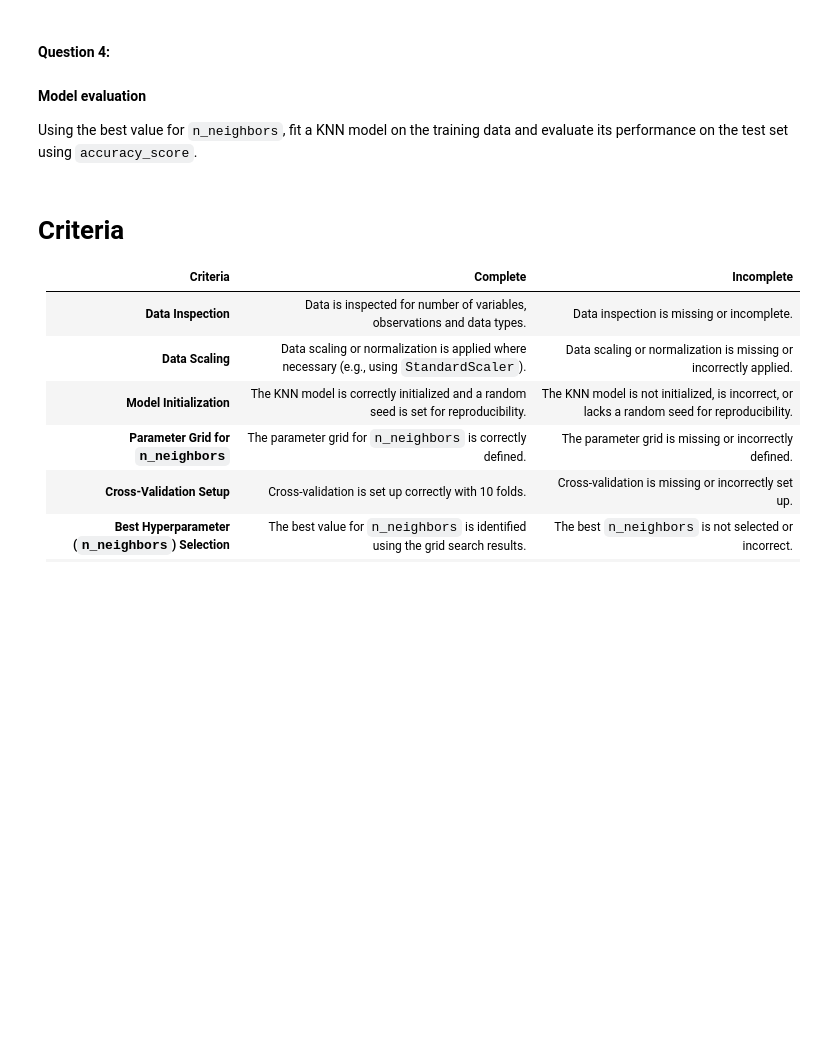
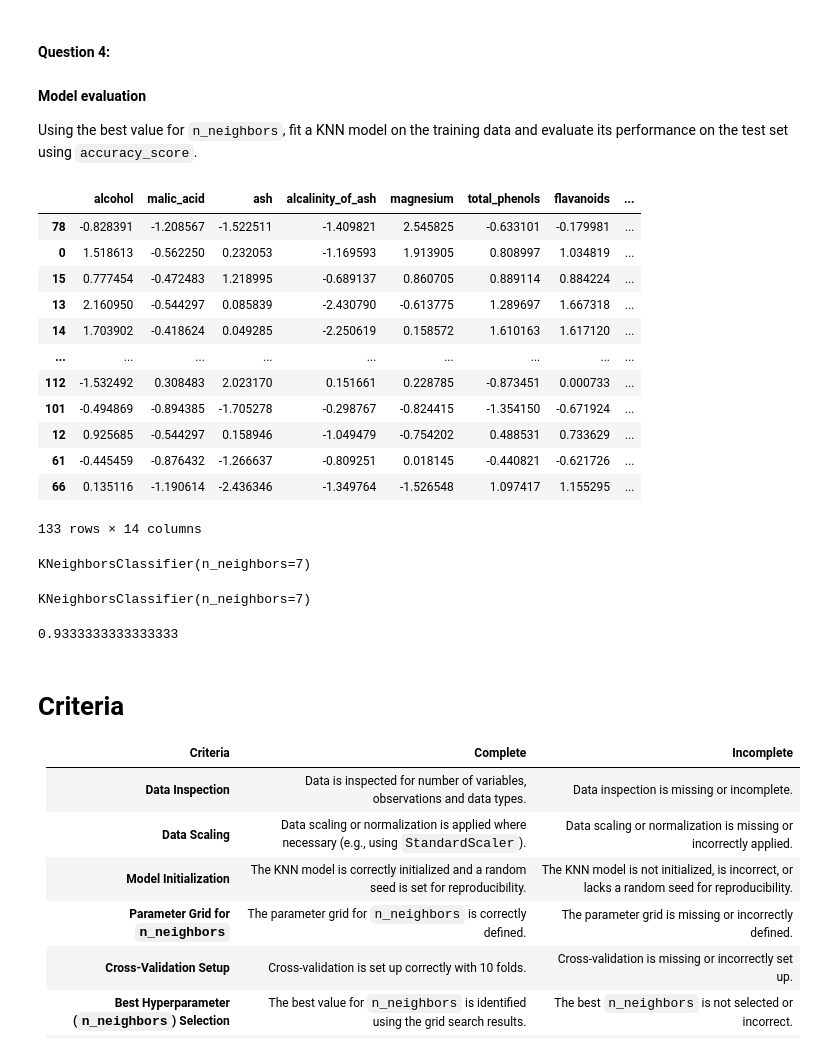
Before and after one commit to parabeljeu8/LCR, a Jupyter notebook: 02_activities/assignments/assignment_1.ipynb, the cells around one changed output. Cells and saved outputs as stored; diff of their text form; code cells hidden in the pictures; blank space fills up the shorter version.

```diff
--- a/02_activities/assignments/assignment_1.ipynb
+++ b/02_activities/assignments/assignment_1.ipynb
@@ -123,6 +277,42 @@ Perform a grid search to tune the `n_neighbors` hyperparameter using 10-fold cro
 Using the best value for `n_neighbors`, fit a KNN model on the training data and evaluate its performance on the test set using `accuracy_score`.
 # %%
 # Your code here...
+wine_train
+# %% [output]
+|  | alcohol | malic_acid | ash | alcalinity_of_ash | magnesium | total_phenols | flavanoids | ... |
+| 78 | -0.828391 | -1.208567 | -1.522511 | -1.409821 | 2.545825 | -0.633101 | -0.179981 | ... |
+| 0 | 1.518613 | -0.562250 | 0.232053 | -1.169593 | 1.913905 | 0.808997 | 1.034819 | ... |
+| 15 | 0.777454 | -0.472483 | 1.218995 | -0.689137 | 0.860705 | 0.889114 | 0.884224 | ... |
+| 13 | 2.160950 | -0.544297 | 0.085839 | -2.430790 | -0.613775 | 1.289697 | 1.667318 | ... |
+| 14 | 1.703902 | -0.418624 | 0.049285 | -2.250619 | 0.158572 | 1.610163 | 1.617120 | ... |
+| ... | ... | ... | ... | ... | ... | ... | ... | ... |
+| 112 | -1.532492 | 0.308483 | 2.023170 | 0.151661 | 0.228785 | -0.873451 | 0.000733 | ... |
+| 101 | -0.494869 | -0.894385 | -1.705278 | -0.298767 | -0.824415 | -1.354150 | -0.671924 | ... |
+| 12 | 0.925685 | -0.544297 | 0.158946 | -1.049479 | -0.754202 | 0.488531 | 0.733629 | ... |
+| 61 | -0.445459 | -0.876432 | -1.266637 | -0.809251 | 0.018145 | -0.440821 | -0.621726 | ... |
+| 66 | 0.135116 | -1.190614 | -2.436346 | -1.349764 | -1.526548 | 1.097417 | 1.155295 | ... |
+133 rows × 14 columns
+# %%
+knn = KNeighborsClassifier(n_neighbors=7) # Initialize a knn classifier with 5 neighbors
+knn
+# %% [output]
+KNeighborsClassifier(n_neighbors=7)
+# %%
+knn.fit(X=wine_train.drop(columns='class'), y=wine_train["class"])
+
+#
+# wine_test["predicted"] = knn.predict(wine_test.drop(columns='class'))
+# wine_test
+# %% [output]
+KNeighborsClassifier(n_neighbors=7)
+# %%
+# Determine accuracay
+knn.score(
+    wine_test.drop(columns=['class']),
+    wine_test['class']
+)
+# %% [output]
+0.9333333333333333
 # %% [markdown]
 # Criteria
 
```
Also changed, not shown: parts of 18 cells of this notebook, 1 other file.
